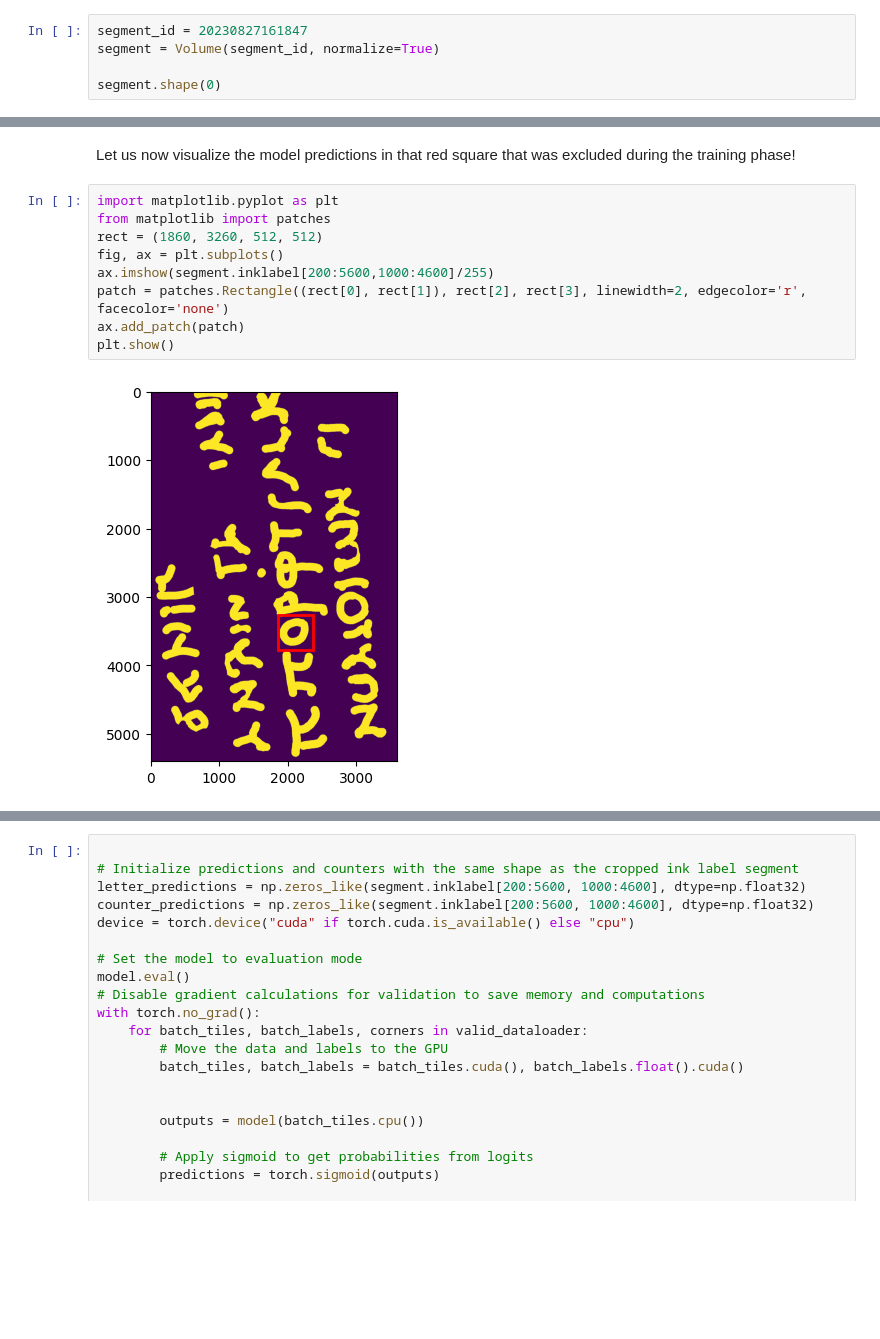
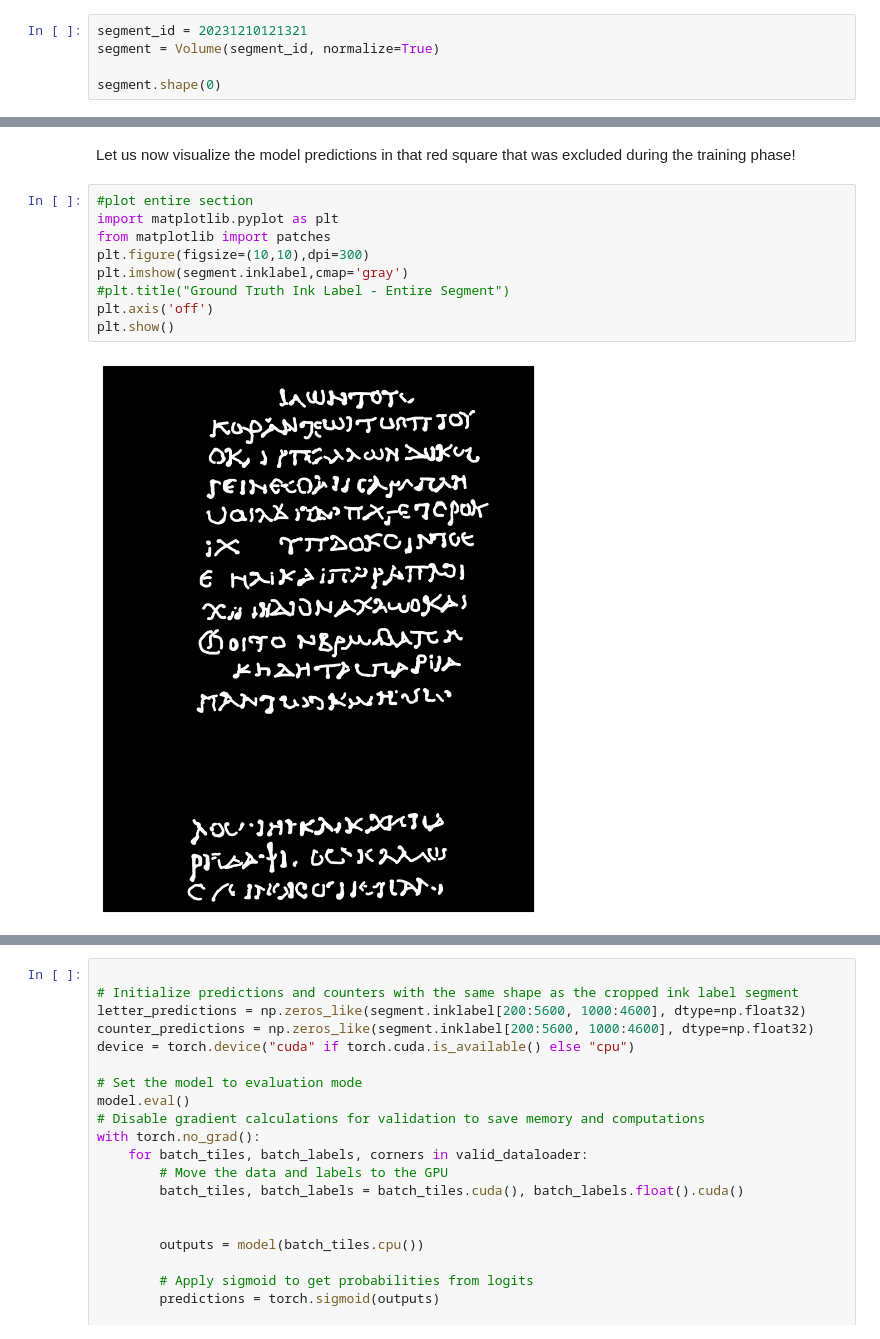
Before and after one commit to naiikaa/grandchallenges_vesuvius, a Jupyter notebook: notebooks/example2_ink_detection.ipynb, the cells around one changed output, grey strips where cells are left out. Cells and saved outputs as stored; diff of their text form; blank space fills up the shorter version.

```diff
--- a/notebooks/example2_ink_detection.ipynb
+++ b/notebooks/example2_ink_detection.ipynb
@@ -29,7 +29,7 @@ Wow, there are many! Let us choose one!
 We can work with segment `20230827161847` since we know it's interesting.
 We start by fetching a "surface volume", a flattened region of micro-CT surrounding this papyrus surface.
 # %%
-segment_id = 20230827161847
+segment_id = 20231210121321
 segment = Volume(segment_id, normalize=True)
 
 segment.shape(0)
@@ -193,14 +189,14 @@ NameError: name 'exit' is not defined
 With the chosen hyperaparameters training should take about 40 epochs (10 minutes on Colab free tier) or even fewer.
 # %% [markdown]
 Let us now visualize the model predictions in that red square that was excluded during the training phase!
-# %%
-import matplotlib.pyplot as plt
-from matplotlib import patches
-rect = (1860, 3260, 512, 512)
-fig, ax = plt.subplots()
-ax.imshow(segment.inklabel[200:5600,1000:4600]/255)
-patch = patches.Rectangle((rect[0], rect[1]), rect[2], rect[3], linewidth=2, edgecolor='r', facecolor='none')
-ax.add_patch(patch)
-plt.show()
-# %% [output]
-[figure, removed]
+# %%
+#plot entire section
+import matplotlib.pyplot as plt
+from matplotlib import patches
+plt.figure(figsize=(10,10),dpi=300)
+plt.imshow(segment.inklabel,cmap='gray')
+#plt.title("Ground Truth Ink Label - Entire Segment")
+plt.axis('off')
+plt.show()
+# %% [output]
+[figure, added]
```
Also changed, not shown: parts of 3 cells of this notebook, 6 other files.
